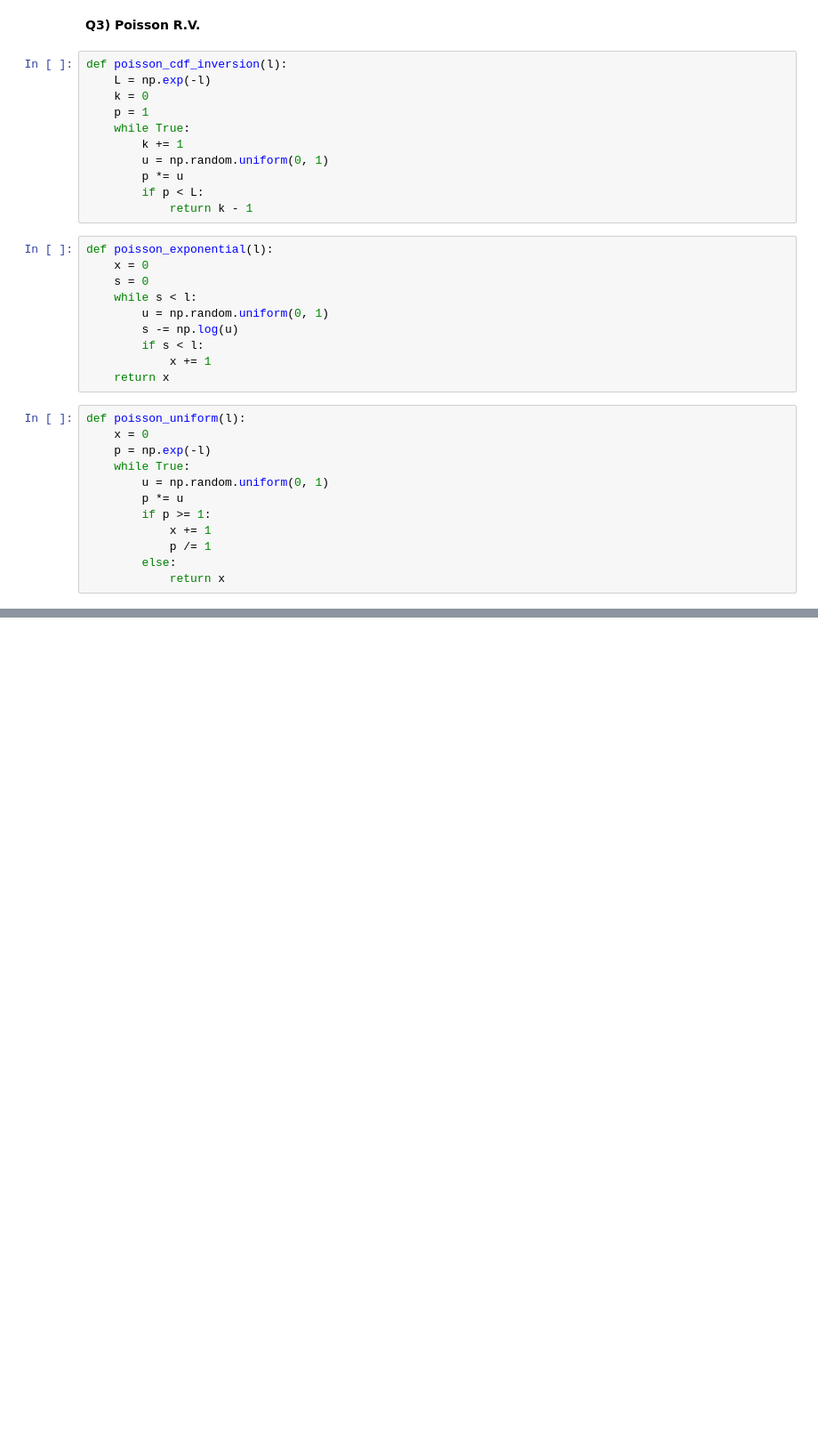
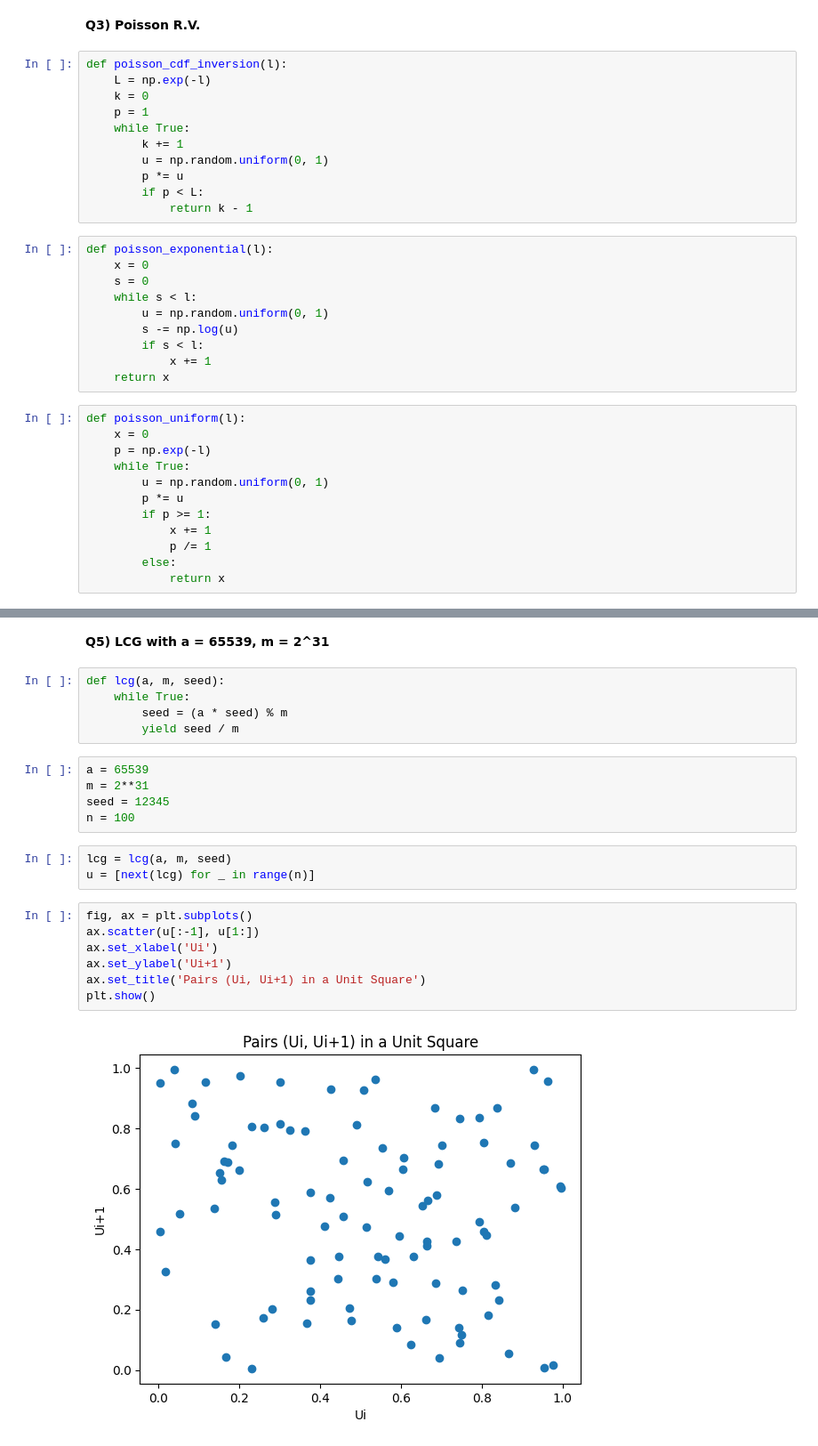
Before and after one commit to cemreaka/Network-Analysis-and-Simulation, a Jupyter notebook: HW2/hw2.ipynb, the cells around one changed output, grey strips where cells are left out. Shown at 89% size. Saved outputs shown, nothing was run; the diff lists cells and outputs as text; blank space fills up the shorter version.

```diff
--- a/HW2/hw2.ipynb
+++ b/HW2/hw2.ipynb
@@ -151,0 +153,24 @@ Uniform product: time = 0.2492 seconds
+# %% [markdown]
+**<span style="font-size: 100%;"> Q5) LCG with a = 65539, m = 2^31</span>**
+# %%
+def lcg(a, m, seed):
+    while True:
+        seed = (a * seed) % m
+        yield seed / m
+# %%
+a = 65539
+m = 2**31
+seed = 12345
+n = 100
+# %%
+lcg = lcg(a, m, seed)
+u = [next(lcg) for _ in range(n)]
+# %%
+fig, ax = plt.subplots()
+ax.scatter(u[:-1], u[1:])
+ax.set_xlabel('Ui')
+ax.set_ylabel('Ui+1')
+ax.set_title('Pairs (Ui, Ui+1) in a Unit Square')
+plt.show()
+# %% [output]
+[figure, added]
```
Also changed, not shown: parts of 4 cells of this notebook.
